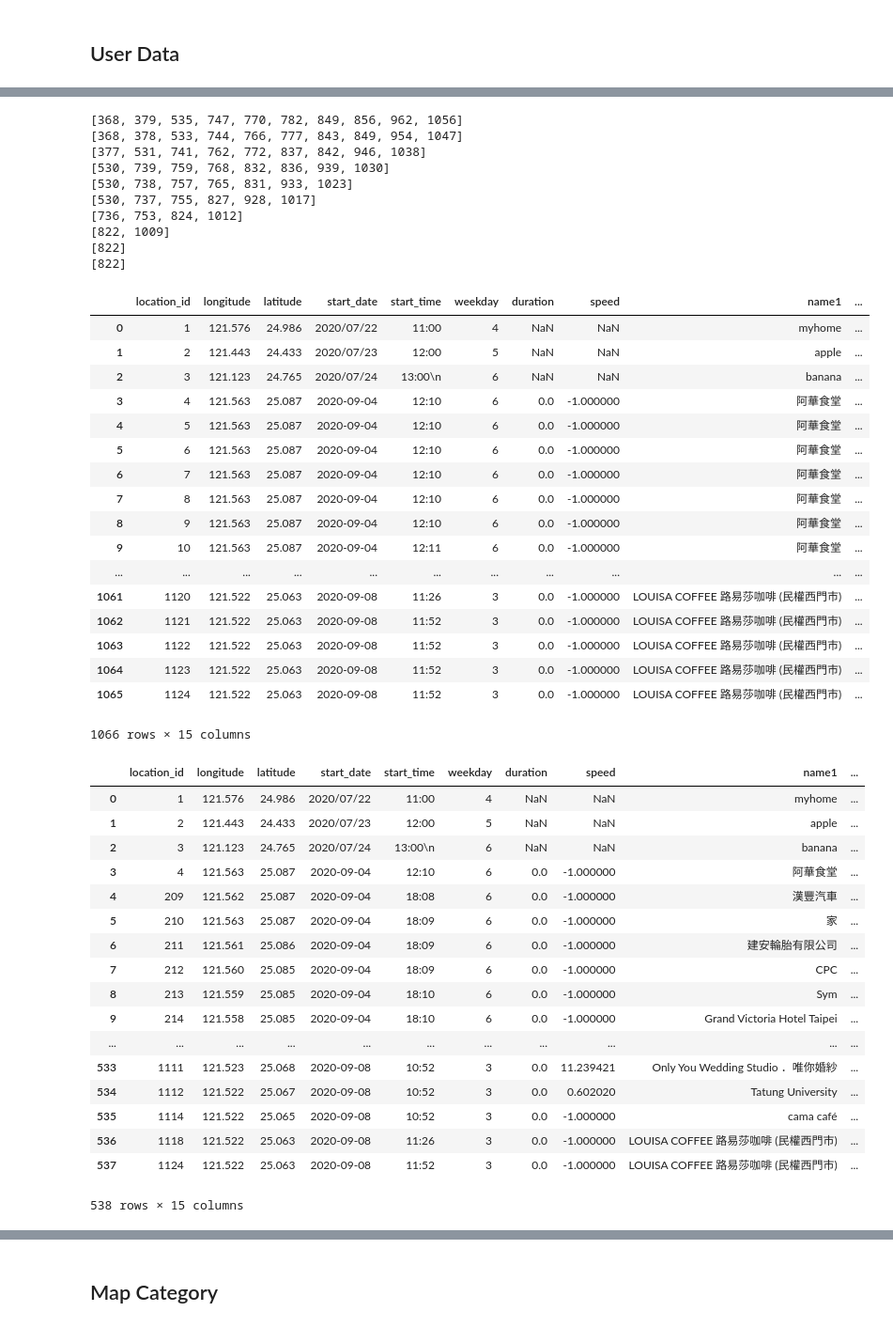
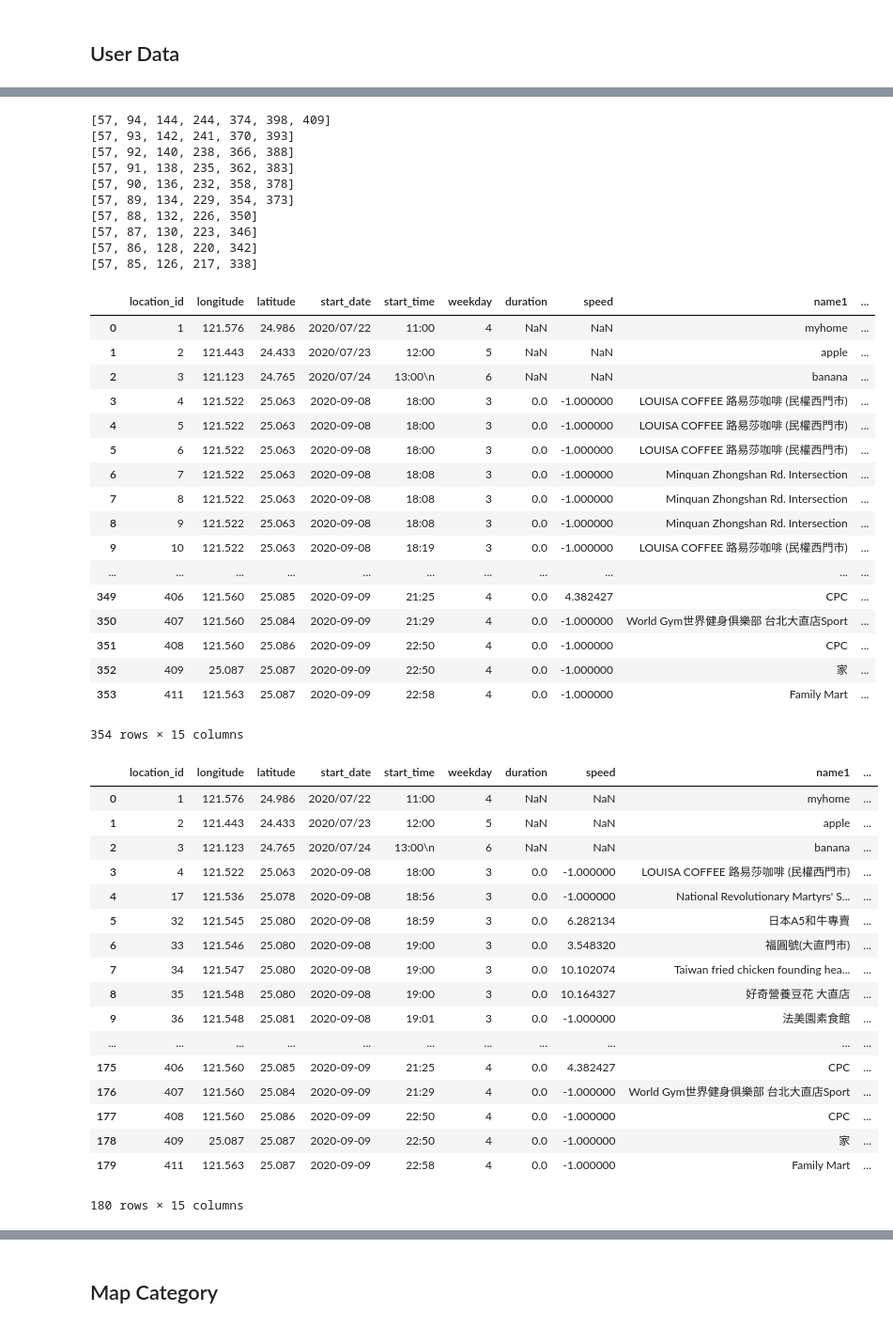
Before and after one commit to yuchieh0130/chchboss, a Jupyter notebook: CategoryPrediction_RandomForest.ipynb, the cells around one changed output, grey strips where cells are left out. Shown at 94% size. Drawn from its saved outputs; the diff is of its cells as text; code cells hidden in the pictures.

```diff
--- a/CategoryPrediction_RandomForest.ipynb
+++ b/CategoryPrediction_RandomForest.ipynb
@@ -148,7 +148,7 @@ array([12,  1,  1, 10, 10, 10,  3, 10, 10,  1, 10, 11,  1,  1,  4, 10,  3,
 # %% [markdown]
 ## User Data
 # %%
-location = pd.read_csv("0908.csv")
+location = pd.read_csv("0909.csv")
 location.tail()
 # %% [output]
 |  | location_id | longitude | latitude | start_date | start_time | weekday | duration | speed | name1 | ... |
@@ -193,7 +193,7 @@ stopLoc
 for i in range(10):
     dropList = []
     for row in range(1,len(stopLoc)-1):
-        if stopLoc.iloc[row-1,14] == 'entering' and stopLoc.iloc[row,14] != 'exiting':
+        if stopLoc.iloc[row-1,14] == 'entering myPlace' and stopLoc.iloc[row,14] != 'exiting myPlace':
             dropList.append(row)
 
     print(dropList)
@@ -202,72 +202,72 @@ for i in range(10):
 
 stopLoc
 # %% [output]
-[368, 379, 535, 747, 770, 782, 849, 856, 962, 1056]
-[368, 378, 533, 744, 766, 777, 843, 849, 954, 1047]
-[377, 531, 741, 762, 772, 837, 842, 946, 1038]
-[530, 739, 759, 768, 832, 836, 939, 1030]
-[530, 738, 757, 765, 831, 933, 1023]
-[530, 737, 755, 827, 928, 1017]
-[736, 753, 824, 1012]
-[822, 1009]
-[822]
-[822]
+[57, 94, 144, 244, 374, 398, 409]
+[57, 93, 142, 241, 370, 393]
+[57, 92, 140, 238, 366, 388]
+[57, 91, 138, 235, 362, 383]
+[57, 90, 136, 232, 358, 378]
+[57, 89, 134, 229, 354, 373]
+[57, 88, 132, 226, 350]
+[57, 87, 130, 223, 346]
+[57, 86, 128, 220, 342]
+[57, 85, 126, 217, 338]
 |  | location_id | longitude | latitude | start_date | start_time | weekday | duration | speed | name1 | ... |
 | 0 | 1 | 121.576 | 24.986 | 2020/07/22 | 11:00 | 4 | NaN | NaN | myhome | ... |
 | 1 | 2 | 121.443 | 24.433 | 2020/07/23 | 12:00 | 5 | NaN | NaN | apple | ... |
 | 2 | 3 | 121.123 | 24.765 | 2020/07/24 | 13:00\n | 6 | NaN | NaN | banana | ... |
-| 3 | 4 | 121.563 | 25.087 | 2020-09-04 | 12:10 | 6 | 0.0 | -1.000000 | 阿華食堂 | ... |
-| 4 | 5 | 121.563 | 25.087 | 2020-09-04 | 12:10 | 6 | 0.0 | -1.000000 | 阿華食堂 | ... |
-| 5 | 6 | 121.563 | 25.087 | 2020-09-04 | 12:10 | 6 | 0.0 | -1.000000 | 阿華食堂 | ... |
-| 6 | 7 | 121.563 | 25.087 | 2020-09-04 | 12:10 | 6 | 0.0 | -1.000000 | 阿華食堂 | ... |
-| 7 | 8 | 121.563 | 25.087 | 2020-09-04 | 12:10 | 6 | 0.0 | -1.000000 | 阿華食堂 | ... |
-| 8 | 9 | 121.563 | 25.087 | 2020-09-04 | 12:10 | 6 | 0.0 | -1.000000 | 阿華食堂 | ... |
-| 9 | 10 | 121.563 | 25.087 | 2020-09-04 | 12:11 | 6 | 0.0 | -1.000000 | 阿華食堂 | ... |
+| 3 | 4 | 121.522 | 25.063 | 2020-09-08 | 18:00 | 3 | 0.0 | -1.000000 | LOUISA COFFEE 路易莎咖啡 (民權西門市) | ... |
+| 4 | 5 | 121.522 | 25.063 | 2020-09-08 | 18:00 | 3 | 0.0 | -1.000000 | LOUISA COFFEE 路易莎咖啡 (民權西門市) | ... |
+| 5 | 6 | 121.522 | 25.063 | 2020-09-08 | 18:00 | 3 | 0.0 | -1.000000 | LOUISA COFFEE 路易莎咖啡 (民權西門市) | ... |
+| 6 | 7 | 121.522 | 25.063 | 2020-09-08 | 18:08 | 3 | 0.0 | -1.000000 | Minquan Zhongshan Rd. Intersection | ... |
+| 7 | 8 | 121.522 | 25.063 | 2020-09-08 | 18:08 | 3 | 0.0 | -1.000000 | Minquan Zhongshan Rd. Intersection | ... |
+| 8 | 9 | 121.522 | 25.063 | 2020-09-08 | 18:08 | 3 | 0.0 | -1.000000 | Minquan Zhongshan Rd. Intersection | ... |
+| 9 | 10 | 121.522 | 25.063 | 2020-09-08 | 18:19 | 3 | 0.0 | -1.000000 | LOUISA COFFEE 路易莎咖啡 (民權西門市) | ... |
 | ... | ... | ... | ... | ... | ... | ... | ... | ... | ... | ... |
-| 1061 | 1120 | 121.522 | 25.063 | 2020-09-08 | 11:26 | 3 | 0.0 | -1.000000 | LOUISA COFFEE 路易莎咖啡 (民權西門市) | ... |
-| 1062 | 1121 | 121.522 | 25.063 | 2020-09-08 | 11:52 | 3 | 0.0 | -1.000000 | LOUISA COFFEE 路易莎咖啡 (民權西門市) | ... |
-| 1063 | 1122 | 121.522 | 25.063 | 2020-09-08 | 11:52 | 3 | 0.0 | -1.000000 | LOUISA COFFEE 路易莎咖啡 (民權西門市) | ... |
-| 1064 | 1123 | 121.522 | 25.063 | 2020-09-08 | 11:52 | 3 | 0.0 | -1.000000 | LOUISA COFFEE 路易莎咖啡 (民權西門市) | ... |
-| 1065 | 1124 | 121.522 | 25.063 | 2020-09-08 | 11:52 | 3 | 0.0 | -1.000000 | LOUISA COFFEE 路易莎咖啡 (民權西門市) | ... |
+| 349 | 406 | 121.560 | 25.085 | 2020-09-09 | 21:25 | 4 | 0.0 | 4.382427 | CPC | ... |
+| 350 | 407 | 121.560 | 25.084 | 2020-09-09 | 21:29 | 4 | 0.0 | -1.000000 | World Gym世界健身俱樂部 台北大直店Sport | ... |
+| 351 | 408 | 121.560 | 25.086 | 2020-09-09 | 22:50 | 4 | 0.0 | -1.000000 | CPC | ... |
+| 352 | 409 | 25.087 | 25.087 | 2020-09-09 | 22:50 | 4 | 0.0 | -1.000000 | 家 | ... |
+| 353 | 411 | 121.563 | 25.087 | 2020-09-09 | 22:58 | 4 | 0.0 | -1.000000 | Family Mart | ... |
-1066 rows × 15 columns
+354 rows × 15 columns
 # %%
 #delete trivial data
 for i in range(3):
     dropList = []
     for row in range(1,len(stopLoc)-1):
         if stopLoc.iloc[row,1] == stopLoc.iloc[row-1,1] and stopLoc.iloc[row,2] == stopLoc.iloc[row-1,2]:
-            if stopLoc.iloc[row,14] != 'entering' and stopLoc.iloc[row,14] != 'exiting':
+            if stopLoc.iloc[row,14] != 'entering myPlace' and stopLoc.iloc[row,14] != 'exiting myPlace':
                 dropList.append(row)
 
         #compared with the last record, over 2 place name duplicated will be deleted
         res = set(stopLoc.iloc[row,8:13]) & set(stopLoc.iloc[row-1,8:13])
         if len(res) > 1:
-            if stopLoc.iloc[row,14] != 'entering' and stopLoc.iloc[row,14] != 'exiting':
+            if stopLoc.iloc[row,14] != 'entering myPlace' and stopLoc.iloc[row,14] != 'exiting myPlace':
                 dropList.append(row)
 
     stopLoc = stopLoc.drop(dropList)
     stopLoc = stopLoc.reset_index(drop = True)
 
 stopLoc
 # %% [output]
 |  | location_id | longitude | latitude | start_date | start_time | weekday | duration | speed | name1 | ... |
 | 0 | 1 | 121.576 | 24.986 | 2020/07/22 | 11:00 | 4 | NaN | NaN | myhome | ... |
 | 1 | 2 | 121.443 | 24.433 | 2020/07/23 | 12:00 | 5 | NaN | NaN | apple | ... |
 | 2 | 3 | 121.123 | 24.765 | 2020/07/24 | 13:00\n | 6 | NaN | NaN | banana | ... |
-| 3 | 4 | 121.563 | 25.087 | 2020-09-04 | 12:10 | 6 | 0.0 | -1.000000 | 阿華食堂 | ... |
-| 4 | 209 | 121.562 | 25.087 | 2020-09-04 | 18:08 | 6 | 0.0 | -1.000000 | 漢豐汽車 | ... |
-| 5 | 210 | 121.563 | 25.087 | 2020-09-04 | 18:09 | 6 | 0.0 | -1.000000 | 家 | ... |
-| 6 | 211 | 121.561 | 25.086 | 2020-09-04 | 18:09 | 6 | 0.0 | -1.000000 | 建安輪胎有限公司 | ... |
-| 7 | 212 | 121.560 | 25.085 | 2020-09-04 | 18:09 | 6 | 0.0 | -1.000000 | CPC | ... |
-| 8 | 213 | 121.559 | 25.085 | 2020-09-04 | 18:10 | 6 | 0.0 | -1.000000 | Sym | ... |
-| 9 | 214 | 121.558 | 25.085 | 2020-09-04 | 18:10 | 6 | 0.0 | -1.000000 | Grand Victoria Hotel Taipei | ... |
+| 3 | 4 | 121.522 | 25.063 | 2020-09-08 | 18:00 | 3 | 0.0 | -1.000000 | LOUISA COFFEE 路易莎咖啡 (民權西門市) | ... |
+| 4 | 17 | 121.536 | 25.078 | 2020-09-08 | 18:56 | 3 | 0.0 | -1.000000 | National Revolutionary Martyrs' S... | ... |
+| 5 | 32 | 121.545 | 25.080 | 2020-09-08 | 18:59 | 3 | 0.0 | 6.282134 | 日本A5和牛專賣 | ... |
+| 6 | 33 | 121.546 | 25.080 | 2020-09-08 | 19:00 | 3 | 0.0 | 3.548320 | 福圓號(大直門市) | ... |
+| 7 | 34 | 121.547 | 25.080 | 2020-09-08 | 19:00 | 3 | 0.0 | 10.102074 | Taiwan fried chicken founding hea... | ... |
+| 8 | 35 | 121.548 | 25.080 | 2020-09-08 | 19:00 | 3 | 0.0 | 10.164327 | 好奇營養豆花 大直店 | ... |
+| 9 | 36 | 121.548 | 25.081 | 2020-09-08 | 19:01 | 3 | 0.0 | -1.000000 | 法美園素食館 | ... |
 | ... | ... | ... | ... | ... | ... | ... | ... | ... | ... | ... |
-| 533 | 1111 | 121.523 | 25.068 | 2020-09-08 | 10:52 | 3 | 0.0 | 11.239421 | Only You Wedding Studio ．唯你婚紗 | ... |
-| 534 | 1112 | 121.522 | 25.067 | 2020-09-08 | 10:52 | 3 | 0.0 | 0.602020 | Tatung University | ... |
-| 535 | 1114 | 121.522 | 25.065 | 2020-09-08 | 10:52 | 3 | 0.0 | -1.000000 | cama café | ... |
-| 536 | 1118 | 121.522 | 25.063 | 2020-09-08 | 11:26 | 3 | 0.0 | -1.000000 | LOUISA COFFEE 路易莎咖啡 (民權西門市) | ... |
-| 537 | 1124 | 121.522 | 25.063 | 2020-09-08 | 11:52 | 3 | 0.0 | -1.000000 | LOUISA COFFEE 路易莎咖啡 (民權西門市) | ... |
+| 175 | 406 | 121.560 | 25.085 | 2020-09-09 | 21:25 | 4 | 0.0 | 4.382427 | CPC | ... |
+| 176 | 407 | 121.560 | 25.084 | 2020-09-09 | 21:29 | 4 | 0.0 | -1.000000 | World Gym世界健身俱樂部 台北大直店Sport | ... |
+| 177 | 408 | 121.560 | 25.086 | 2020-09-09 | 22:50 | 4 | 0.0 | -1.000000 | CPC | ... |
+| 178 | 409 | 25.087 | 25.087 | 2020-09-09 | 22:50 | 4 | 0.0 | -1.000000 | 家 | ... |
+| 179 | 411 | 121.563 | 25.087 | 2020-09-09 | 22:58 | 4 | 0.0 | -1.000000 | Family Mart | ... |
-538 rows × 15 columns
+180 rows × 15 columns
 # %%
 #calculate duration
 import datetime as dt
```
Also changed, not shown: parts of 4 cells of this notebook, 4 other files.
